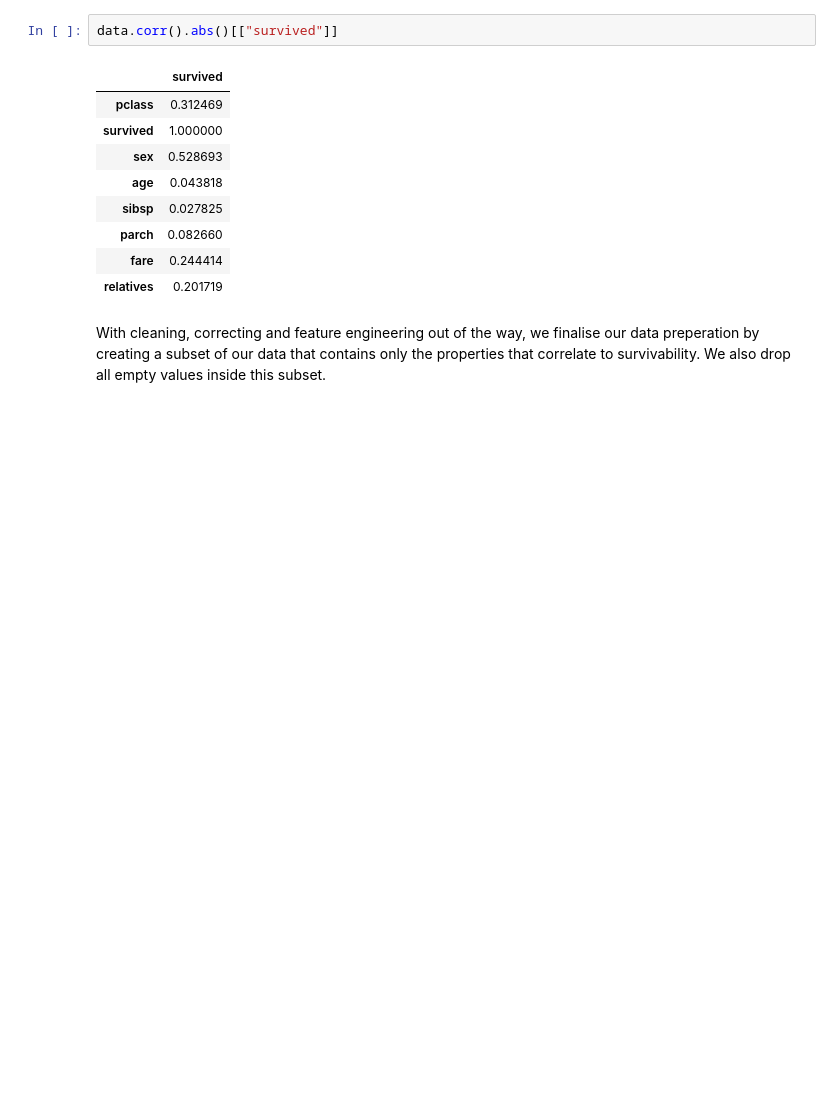
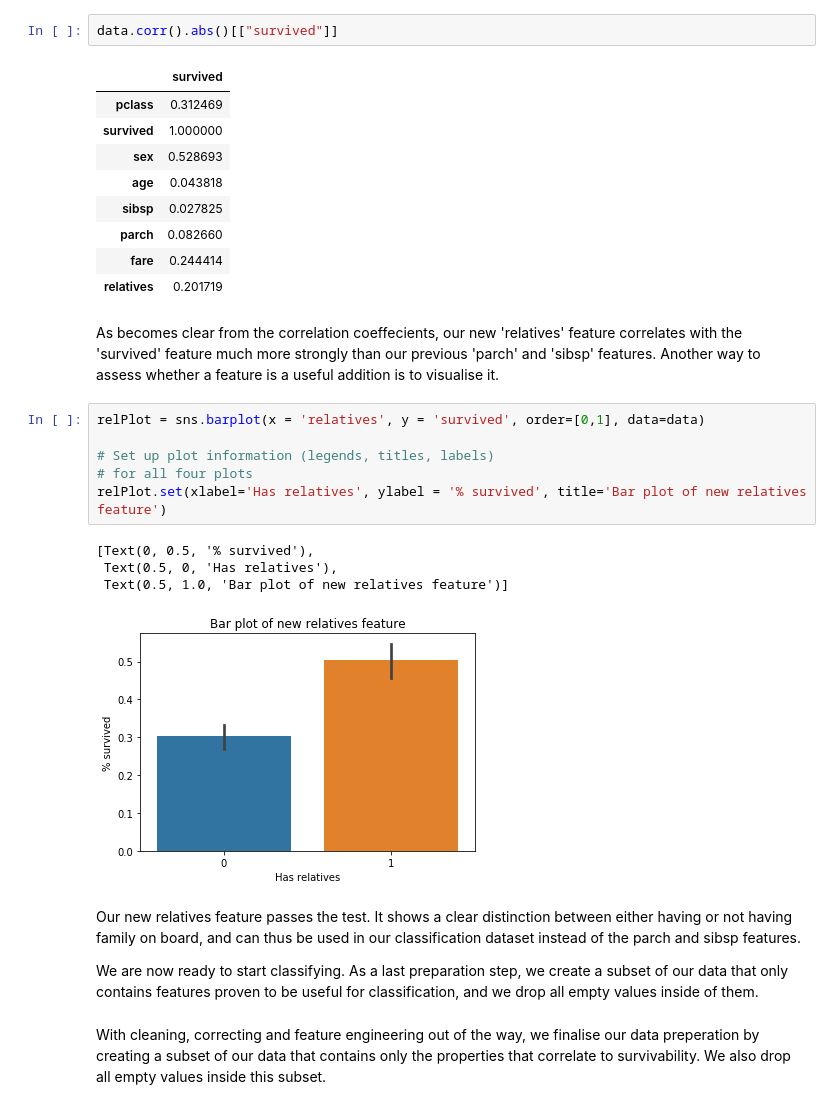
Before and after one commit to FransHuntink/PythonDataScience, a Jupyter notebook: DemoData/IrisTitanic/mynotebook.ipynb, the cells around one changed output. Saved outputs shown, nothing was run; the diff lists cells and outputs as text; blank space fills up the shorter version.

```diff
--- a/DemoData/IrisTitanic/mynotebook.ipynb
+++ b/DemoData/IrisTitanic/mynotebook.ipynb
@@ -182,6 +210,23 @@ data.corr().abs()[["survived"]]
 | parch | 0.082660 |
 | fare | 0.244414 |
 | relatives | 0.201719 |
+# %% [markdown]
+As becomes clear from the correlation coeffecients, our new 'relatives' feature correlates with the 'survived' feature much more strongly than our previous 'parch' and 'sibsp' features. Another way to assess whether a feature is a useful addition is to visualise it.
+# %%
+relPlot = sns.barplot(x = 'relatives', y = 'survived', order=[0,1], data=data)
+
+# Set up plot information (legends, titles, labels)
+# for all four plots
+relPlot.set(xlabel='Has relatives', ylabel = '% survived', title='Bar plot of new relatives feature')
+# %% [output]
+[Text(0, 0.5, '% survived'),
+ Text(0.5, 0, 'Has relatives'),
+ Text(0.5, 1.0, 'Bar plot of new relatives feature')]
+[figure, added]
+# %% [markdown]
+Our new relatives feature passes the test. It shows a clear distinction between either having or not having family on board, and can thus be used in our classification dataset instead of the parch and sibsp features.
+
+We are now ready to start classifying. As a last preparation step, we create a subset of our data that only contains features proven to be useful for classification, and we drop all empty values inside of them.
 # %% [markdown]
 With cleaning, correcting and feature engineering out of the way, we finalise our data preperation by creating a subset of our data that contains only the properties that correlate to survivability. We also drop all empty values inside this subset.
 # %%
```
Also changed, not shown: parts of 14 cells of this notebook.
